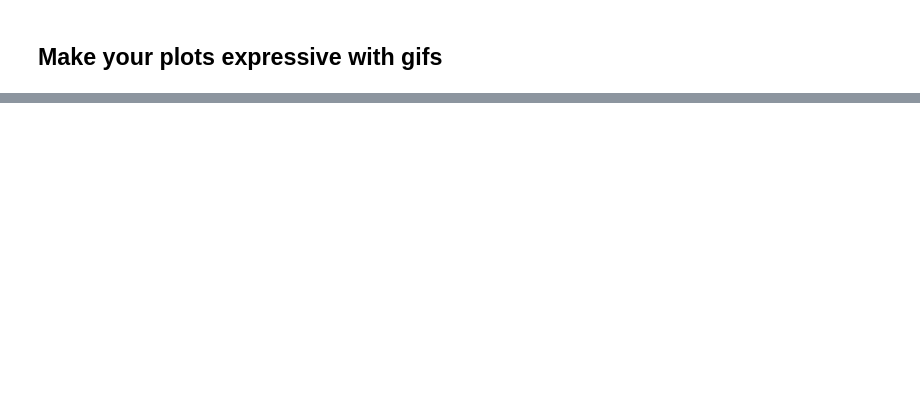
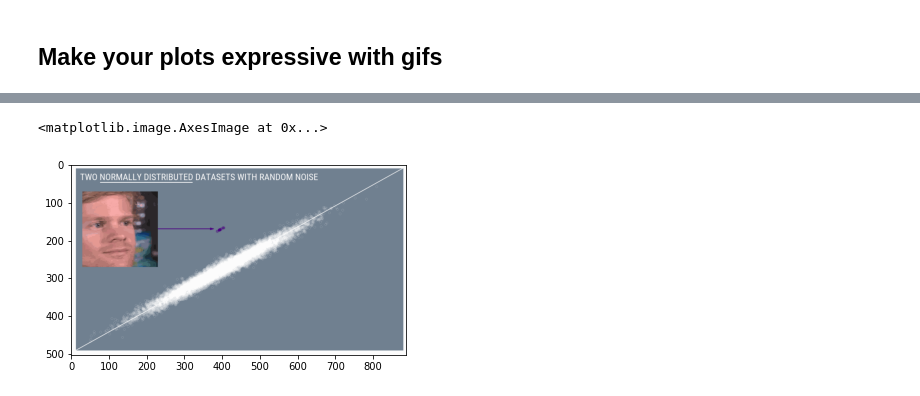
Before and after one commit to wickdChromosome/spicy_plots_with_matplotlib, a Jupyter notebook: matplotlib_pro.ipynb, the cells around one changed output, grey strips where cells are left out. Saved outputs shown, nothing was run; the diff lists cells and outputs as text; code cells hidden in the pictures; blank space fills up the shorter version.

```diff
--- a/matplotlib_pro.ipynb
+++ b/matplotlib_pro.ipynb
@@ -94,0 +252,8 @@ padmaa-Bold.1.1: padmaa-Bold.1.1
+# %%
+add_overlay("giftest.png", "meme.gif", newsize=(200,200), pos=(30,70), outname="gif_meme.gif")
+
+#lets add our logo as an overlay to our previous plot
+plt.imshow(plt.imread("gif_meme.gif"))
+# %% [output]
+<matplotlib.image.AxesImage at 0x...>
+[figure, added]
```
Also changed, not shown: parts of 13 cells of this notebook, 8 other files.
